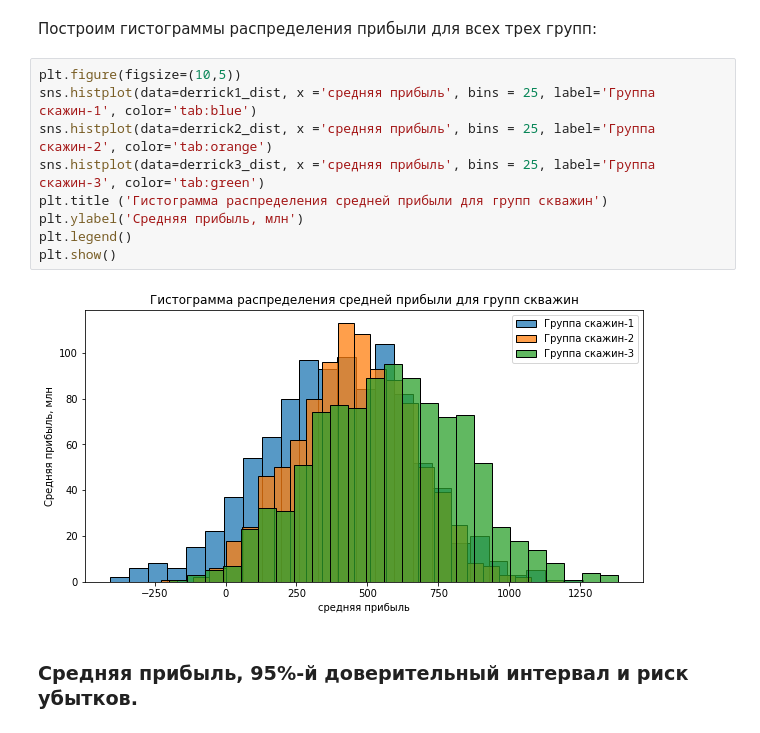
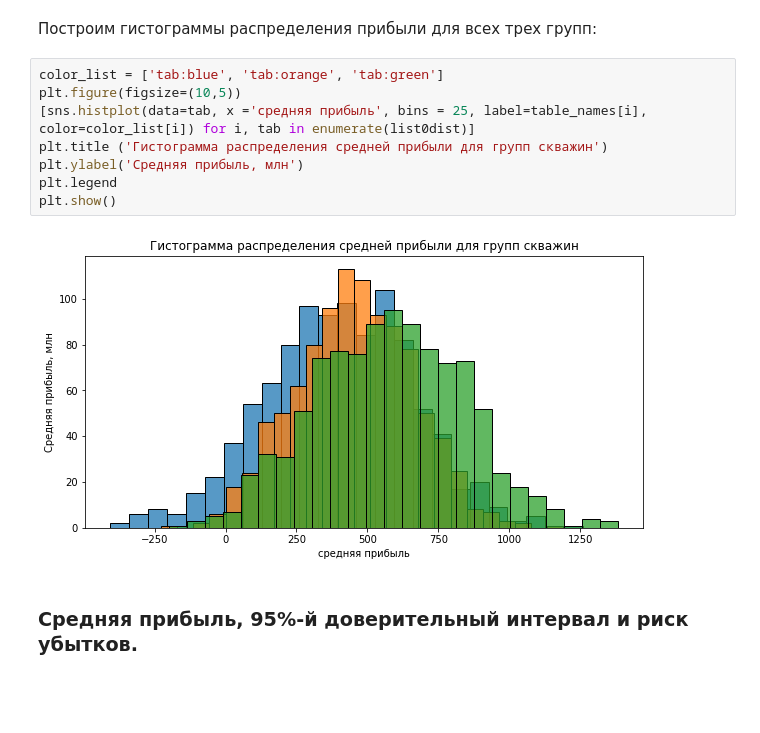
Before and after one commit to MalastowskiNS/-YanXPraKPjcts, a Jupyter notebook: M03P01-OilDerricksLocation/start.ipynb, the cells around one changed output. Drawn from its saved outputs; the diff is of its cells as text; blank space fills up the shorter version.

```diff
--- a/M03P01-OilDerricksLocation/start.ipynb
+++ b/M03P01-OilDerricksLocation/start.ipynb
@@ -666,16 +673,15 @@ for i, df in enumerate([derrick1predict, derrick2predict, derrick3predict]):
 # %% [markdown]
 Построим гистограммы распределения прибыли для всех трех групп:
 # %%
+color_list = ['tab:blue', 'tab:orange', 'tab:green']
 plt.figure(figsize=(10,5))
-sns.histplot(data=derrick1_dist, x ='средняя прибыль', bins = 25, label='Группа скажин-1', color='tab:blue')
-sns.histplot(data=derrick2_dist, x ='средняя прибыль', bins = 25, label='Группа скажин-2', color='tab:orange')
-sns.histplot(data=derrick3_dist, x ='средняя прибыль', bins = 25, label='Группа скажин-3', color='tab:green')
+[sns.histplot(data=tab, x ='средняя прибыль', bins = 25, label=table_names[i], color=color_list[i]) for i, tab in enumerate(list0dist)]
 plt.title ('Гистограмма распределения средней прибыли для групп скважин')
 plt.ylabel('Средняя прибыль, млн')
-plt.legend()
+plt.legend
 plt.show()
 # %% [output]
-[figure, old version]
+[figure, new version]
 # %% [markdown]
 ### Cредняя прибыль, 95%-й доверительный интервал и риск убытков.
 # %% [markdown]
```
Also changed, not shown: parts of 9 cells of this notebook, 6 other files.
